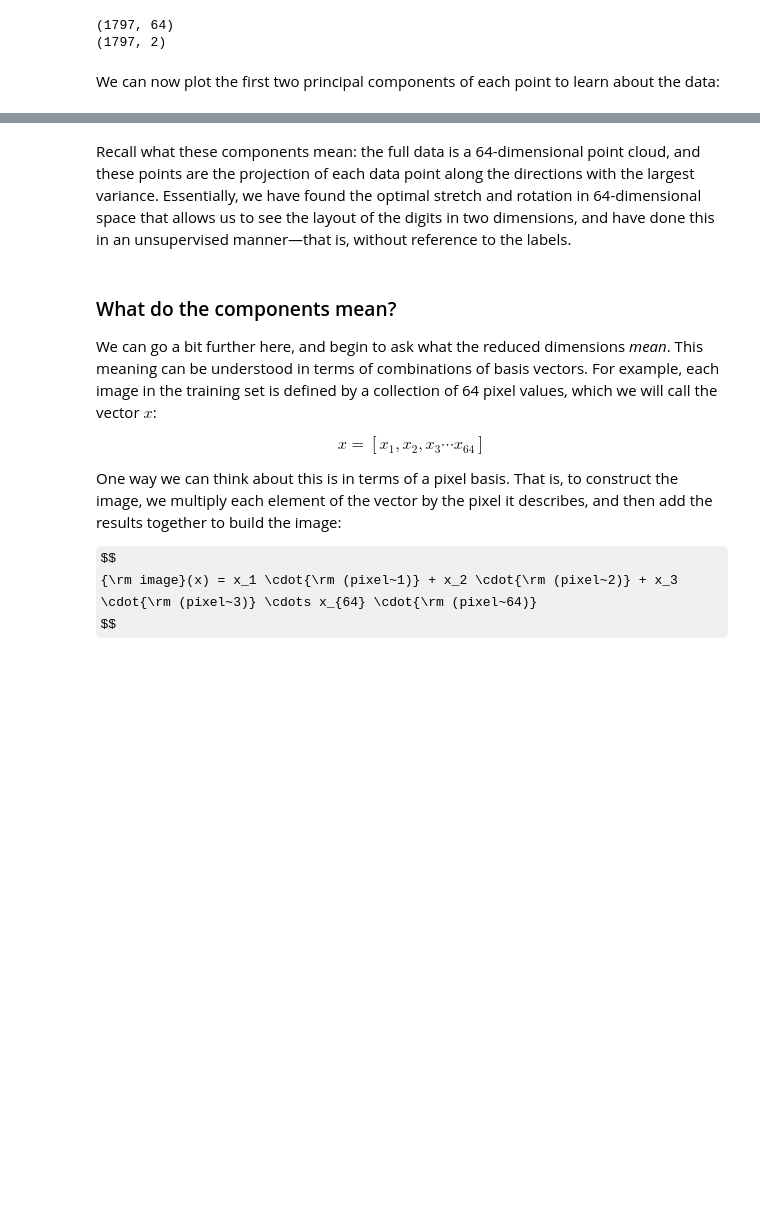
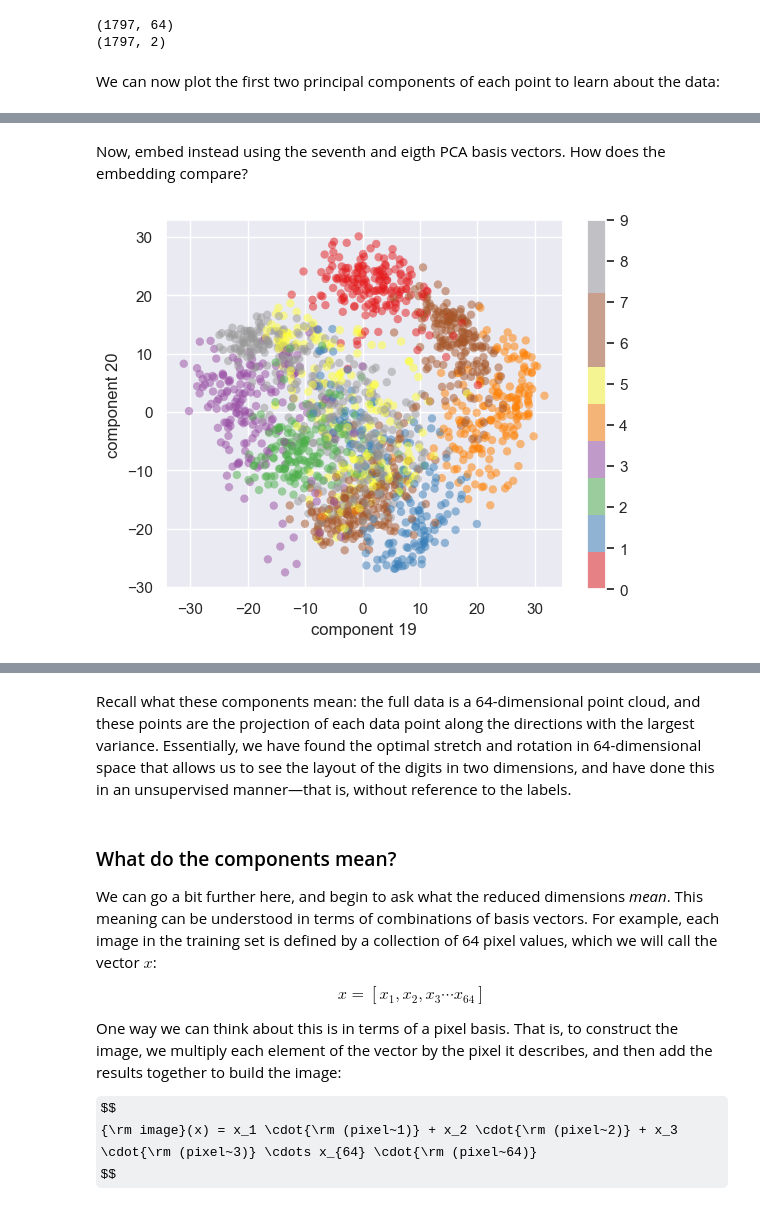
Before and after one commit to henryadams/geometry-of-data, a Jupyter notebook: 05.09-Principal-Component-Analysis.ipynb, the cells around one changed output, grey strips where cells are left out. Saved outputs shown, nothing was run; the diff lists cells and outputs as text; code cells hidden in the pictures; some formulas as TeX source; blank space fills up the shorter version.

```diff
--- a/05.09-Principal-Component-Analysis.ipynb
+++ b/05.09-Principal-Component-Analysis.ipynb
@@ -160,0 +174,13 @@ plt.colorbar();
+# %% [markdown]
+Now, embed instead using the seventh and eigth PCA basis vectors. How does the embedding compare?
+# %%
+pca = PCA(20)  # project from 64 to 20 dimensions
+projected = pca.fit_transform(digits.data)
+plt.scatter(projected[:, 0], projected[:, 1], # THIS LINE MUST BE CHANGED
+            c=digits.target, edgecolor='none', alpha=0.5,
+            cmap=plt.cm.get_cmap('Set1', 10))
+plt.xlabel('component 19')
+plt.ylabel('component 20')
+plt.colorbar();
+# %% [output]
+[figure, added]
```
Also changed, not shown: parts of 4 cells of this notebook.
